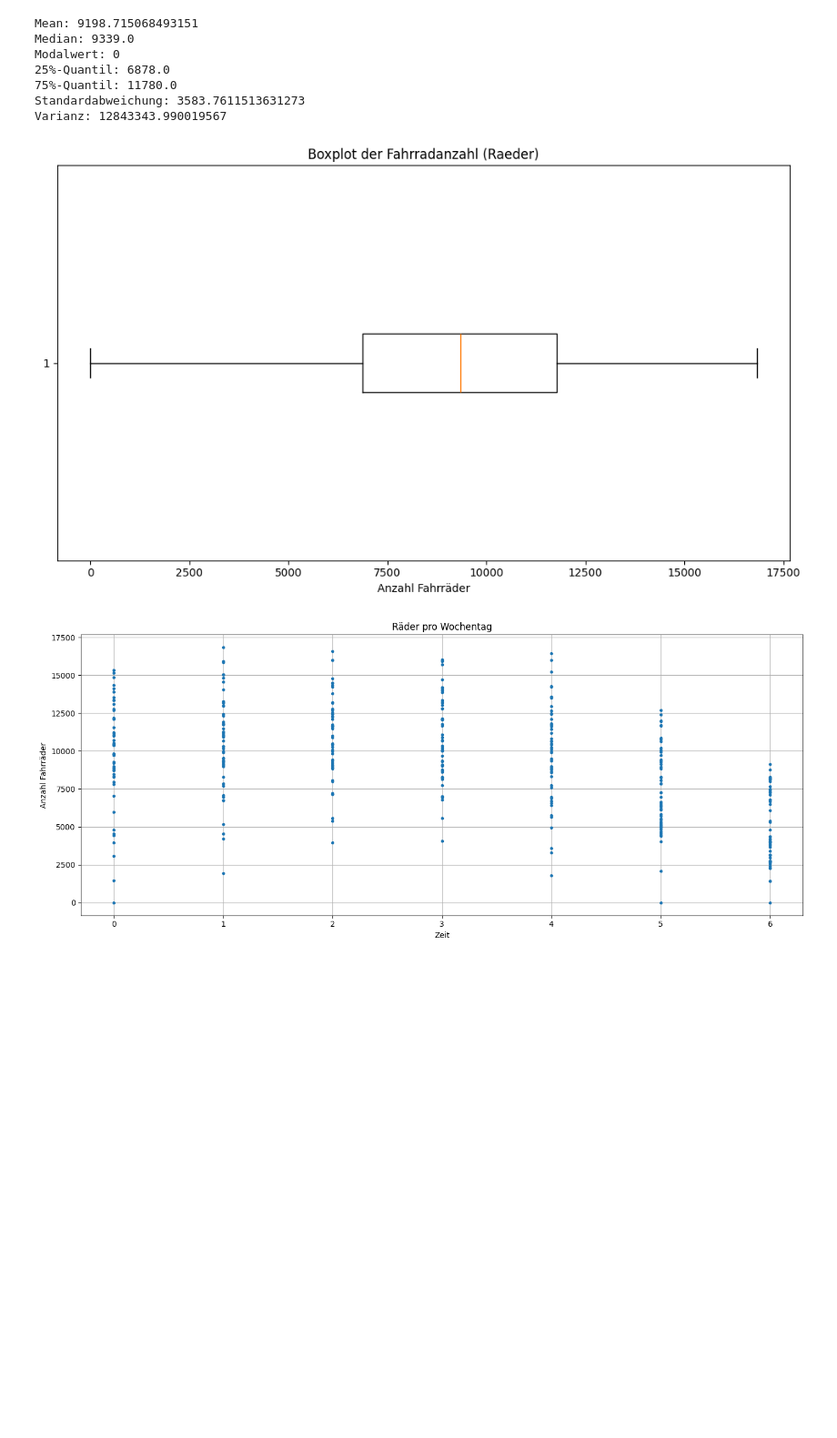
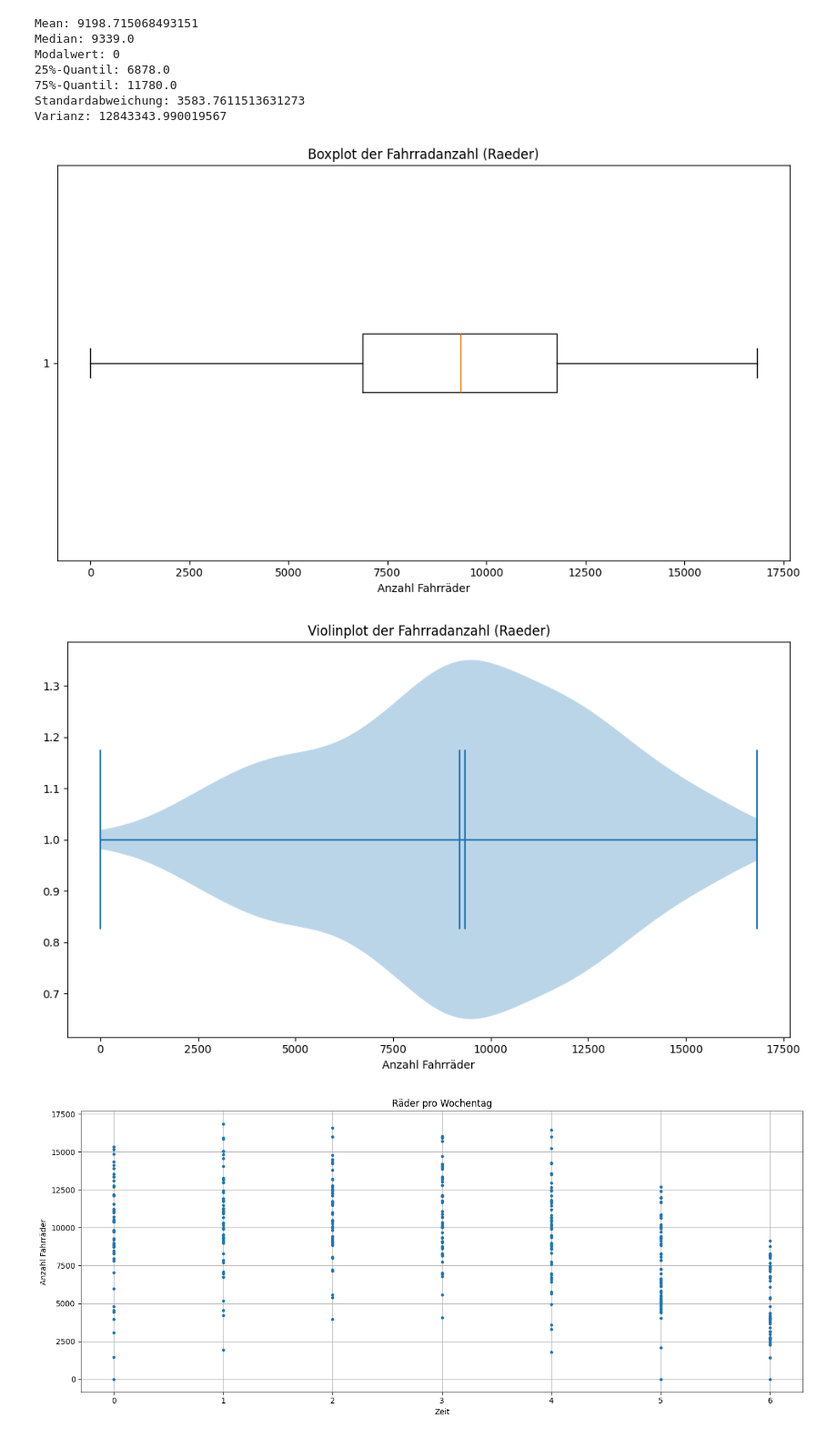
Before and after one commit to LordOfReinkeness/stochastik_SoSe25, a Jupyter notebook: fahrraeder.ipynb, the cells around one changed output. Shown at 91% size. Saved outputs shown, nothing was run; the diff lists cells and outputs as text; code cells hidden in the pictures; blank space fills up the shorter version.

```diff
--- a/fahrraeder.ipynb
+++ b/fahrraeder.ipynb
@@ -51,33 +111,43 @@ mean = np.mean(werte)
 modalwert = np.bincount(werte.astype(int)).argmax()
 quantile_25 = np.quantile(werte, 0.25)
 quantile_75 = np.quantile(werte, 0.75)
 standardabweichung = np.std(werte, ddof=1)
 varianz = np.var(werte, ddof=1)
 
 # Ausgabe
 print("Mean:", mean)
 print("Median:", median)
 print("Modalwert:", modalwert)
 print("25%-Quantil:", quantile_25)
 print("75%-Quantil:", quantile_75)
 print("Standardabweichung:", standardabweichung)
 print("Varianz:", varianz)
 
+# Boxplot
 plt.figure(figsize=(10, 6))
 plt.boxplot(werte, vert=False)
 plt.title('Boxplot der Fahrradanzahl (Raeder)')
 plt.xlabel('Anzahl Fahrräder')
 plt.tight_layout()
 plt.show()
+
+# Violin-Plot
+plt.figure(figsize=(10, 6))
+plt.violinplot(werte, vert=False, widths=0.7, showmeans=True, showmedians=True)
+plt.title('Violinplot der Fahrradanzahl (Raeder)')
+plt.xlabel('Anzahl Fahrräder')
+plt.tight_layout()
+plt.show()
 # %% [output]
 Mean: 9198.715068493151
 Median: 9339.0
 Modalwert: 0
 25%-Quantil: 6878.0
 75%-Quantil: 11780.0
 Standardabweichung: 3583.7611513631273
 Varianz: 12843343.990019567
 [figure]
+[figure, added]
 # %%
 from scipy.stats import pearsonr
 
```
Also changed, not shown: parts of 6 cells of this notebook.
